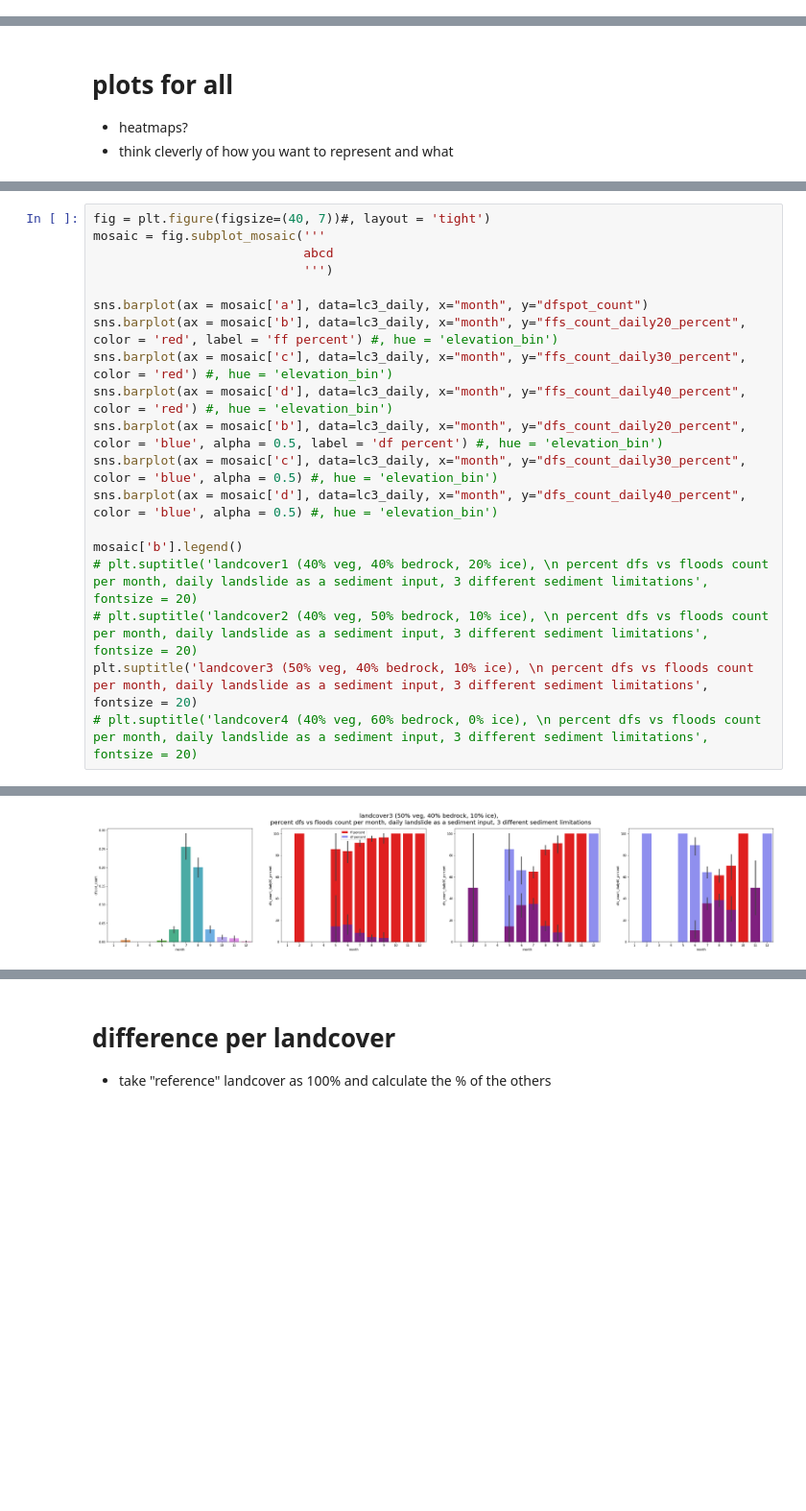
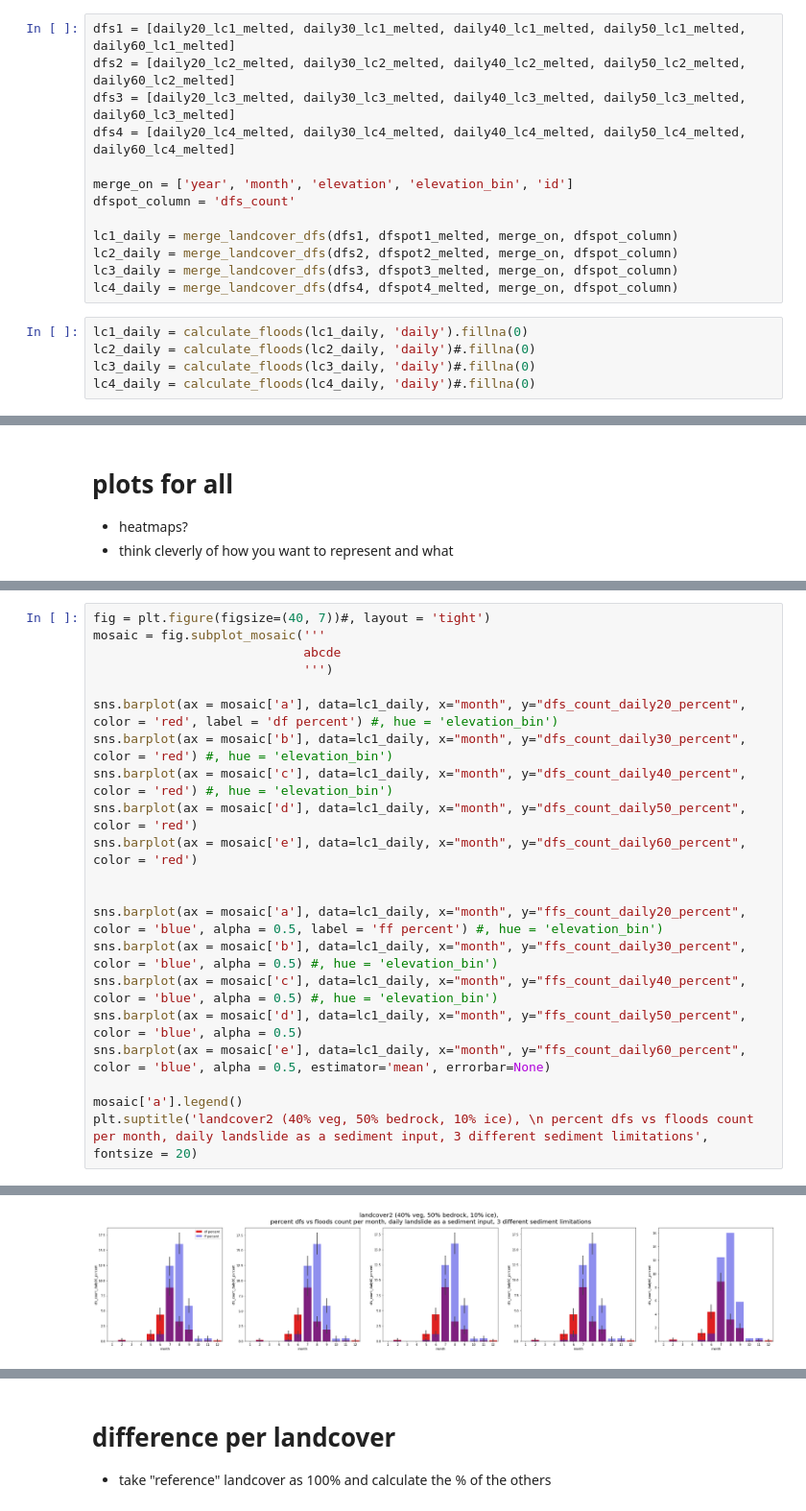
Before and after one commit to varyabazilova/sedcas_sediments_hma, a Jupyter notebook: 202406_modelruns/floods_per_month_plots_test.ipynb, the cells around one changed output, grey strips where cells are left out. Shown at 96% size. Cells and saved outputs as stored; diff of their text form; blank space fills up the shorter version.

Commit message:
new df vs ff count

```diff
--- a/202406_modelruns/floods_per_month_plots_test.ipynb
+++ b/202406_modelruns/floods_per_month_plots_test.ipynb
@@ -163,3 +169,21 @@ lc4_daily = calculate_floods(lc4_daily, 'daily')#.fillna(0)
+# %%
+dfs1 = [daily20_lc1_melted, daily30_lc1_melted, daily40_lc1_melted, daily50_lc1_melted, daily60_lc1_melted]
+dfs2 = [daily20_lc2_melted, daily30_lc2_melted, daily40_lc2_melted, daily50_lc2_melted, daily60_lc2_melted]
+dfs3 = [daily20_lc3_melted, daily30_lc3_melted, daily40_lc3_melted, daily50_lc3_melted, daily60_lc3_melted]
+dfs4 = [daily20_lc4_melted, daily30_lc4_melted, daily40_lc4_melted, daily50_lc4_melted, daily60_lc4_melted]
+
+merge_on = ['year', 'month', 'elevation', 'elevation_bin', 'id']
+dfspot_column = 'dfs_count'
+
+lc1_daily = merge_landcover_dfs(dfs1, dfspot1_melted, merge_on, dfspot_column)
+lc2_daily = merge_landcover_dfs(dfs2, dfspot2_melted, merge_on, dfspot_column)
+lc3_daily = merge_landcover_dfs(dfs3, dfspot3_melted, merge_on, dfspot_column)
+lc4_daily = merge_landcover_dfs(dfs4, dfspot4_melted, merge_on, dfspot_column)
+# %%
+lc1_daily = calculate_floods(lc1_daily, 'daily').fillna(0)
+lc2_daily = calculate_floods(lc2_daily, 'daily')#.fillna(0)
+lc3_daily = calculate_floods(lc3_daily, 'daily')#.fillna(0)
+lc4_daily = calculate_floods(lc4_daily, 'daily')#.fillna(0)
 # %%
 # lc2_daily.dfspot_count.plot(figsize = (15, 7))
 
@@ -292,20 +317,22 @@ Index(['year', 'month', 'elevation', 'elevation_bin', 'id', 'dfs_count_once20',
 # %%
 fig = plt.figure(figsize=(40, 7))#, layout = 'tight')
 mosaic = fig.subplot_mosaic('''
-                            abcd
+                            abcde
                             ''')
 
-sns.barplot(ax = mosaic['a'], data=lc3_daily, x="month", y="dfspot_count")
-sns.barplot(ax = mosaic['b'], data=lc3_daily, x="month", y="ffs_count_daily20_percent", color = 'red', label = 'ff percent') #, hue = 'elevation_bin')
-sns.barplot(ax = mosaic['c'], data=lc3_daily, x="month", y="ffs_count_daily30_percent", color = 'red') #, hue = 'elevation_bin')
-sns.barplot(ax = mosaic['d'], data=lc3_daily, x="month", y="ffs_count_daily40_percent", color = 'red') #, hue = 'elevation_bin')
-sns.barplot(ax = mosaic['b'], data=lc3_daily, x="month", y="dfs_count_daily20_percent", color = 'blue', alpha = 0.5, label = 'df percent') #, hue = 'elevation_bin')
-sns.barplot(ax = mosaic['c'], data=lc3_daily, x="month", y="dfs_count_daily30_percent", color = 'blue', alpha = 0.5) #, hue = 'elevation_bin')
-sns.barplot(ax = mosaic['d'], data=lc3_daily, x="month", y="dfs_count_daily40_percent", color = 'blue', alpha = 0.5) #, hue = 'elevation_bin')
+sns.barplot(ax = mosaic['a'], data=lc1_daily, x="month", y="dfs_count_daily20_percent", color = 'red', label = 'df percent') #, hue = 'elevation_bin')
+sns.barplot(ax = mosaic['b'], data=lc1_daily, x="month", y="dfs_count_daily30_percent", color = 'red') #, hue = 'elevation_bin')
+sns.barplot(ax = mosaic['c'], data=lc1_daily, x="month", y="dfs_count_daily40_percent", color = 'red') #, hue = 'elevation_bin')
+sns.barplot(ax = mosaic['d'], data=lc1_daily, x="month", y="dfs_count_daily50_percent", color = 'red')
+sns.barplot(ax = mosaic['e'], data=lc1_daily, x="month", y="dfs_count_daily60_percent", color = 'red')
 
-mosaic['b'].legend()
-# plt.suptitle('landcover1 (40% veg, 40% bedrock, 20% ice), \n percent dfs vs floods count per month, daily landslide as a sediment input, 3 different sediment limitations', fontsize = 20)
-# plt.suptitle('landcover2 (40% veg, 50% bedrock, 10% ice), \n percent dfs vs floods count per month, daily landslide as a sediment input, 3 different sediment limitations', fontsize = 20)
-plt.suptitle('landcover3 (50% veg, 40% bedrock, 10% ice), \n percent dfs vs floods count per month, daily landslide as a sediment input, 3 different sediment limitations', fontsize = 20)
-# plt.suptitle('landcover4 (40% veg, 60% bedrock, 0% ice), \n percent dfs vs floods count per month, daily landslide as a sediment input, 3 different sediment limitations', fontsize = 20)
+
+sns.barplot(ax = mosaic['a'], data=lc1_daily, x="month", y="ffs_count_daily20_percent", color = 'blue', alpha = 0.5, label = 'ff percent') #, hue = 'elevation_bin')
+sns.barplot(ax = mosaic['b'], data=lc1_daily, x="month", y="ffs_count_daily30_percent", color = 'blue', alpha = 0.5) #, hue = 'elevation_bin')
+sns.barplot(ax = mosaic['c'], data=lc1_daily, x="month", y="ffs_count_daily40_percent", color = 'blue', alpha = 0.5) #, hue = 'elevation_bin')
+sns.barplot(ax = mosaic['d'], data=lc1_daily, x="month", y="ffs_count_daily50_percent", color = 'blue', alpha = 0.5)
+sns.barplot(ax = mosaic['e'], data=lc1_daily, x="month", y="ffs_count_daily60_percent", color = 'blue', alpha = 0.5, estimator='mean', errorbar=None)
+
+mosaic['a'].legend()
+plt.suptitle('landcover2 (40% veg, 50% bedrock, 10% ice), \n percent dfs vs floods count per month, daily landslide as a sediment input, 3 different sediment limitations', fontsize = 20)
 # %% [output]
@@ -313 +340 @@ Text(0.5, 0.98, 'landcover3 (50% veg, 40% bedrock, 10% ice), \n percent dfs vs f
-[figure, old version]
+[figure, new version]
```
Also changed, not shown: parts of 30 cells of this notebook, 5 other files.
